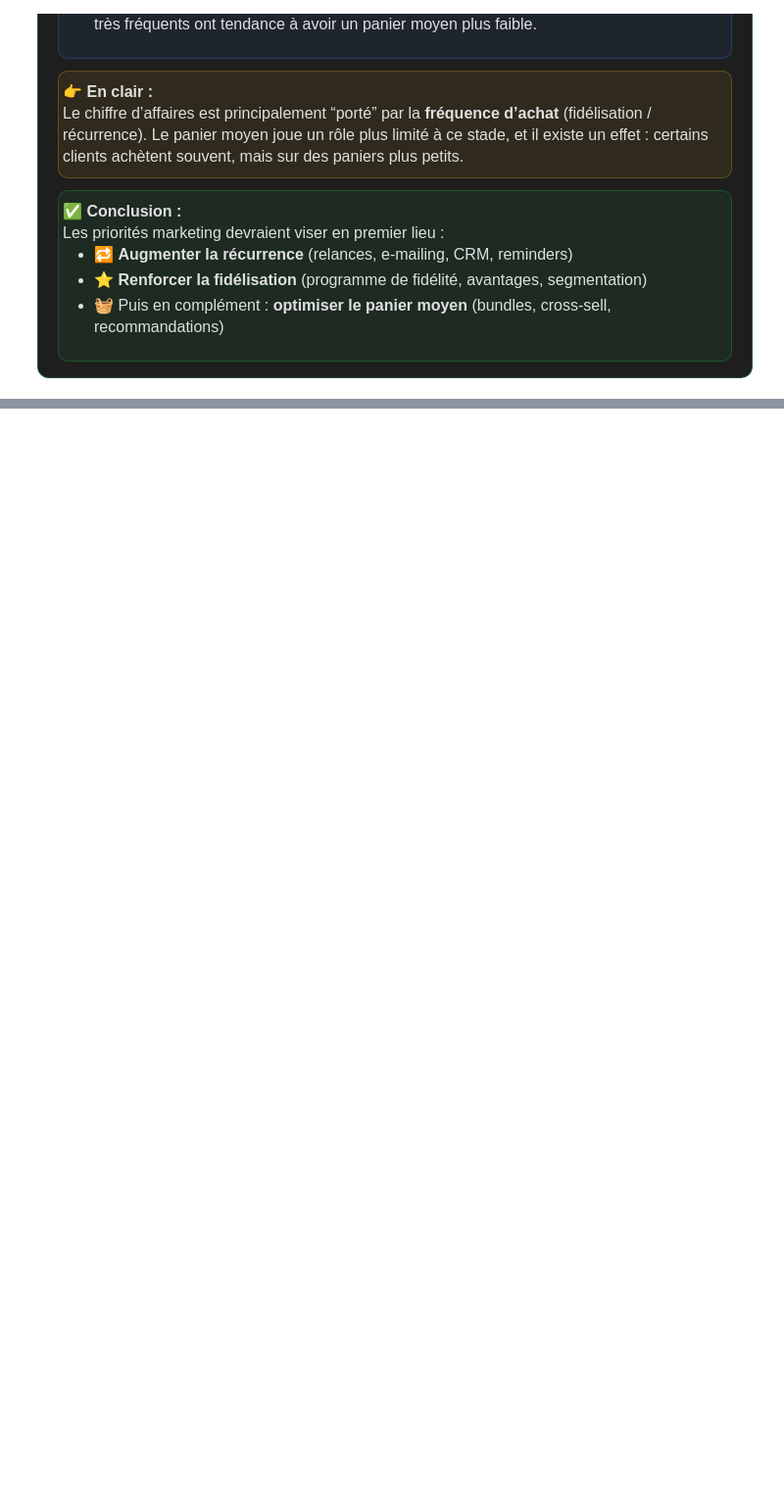
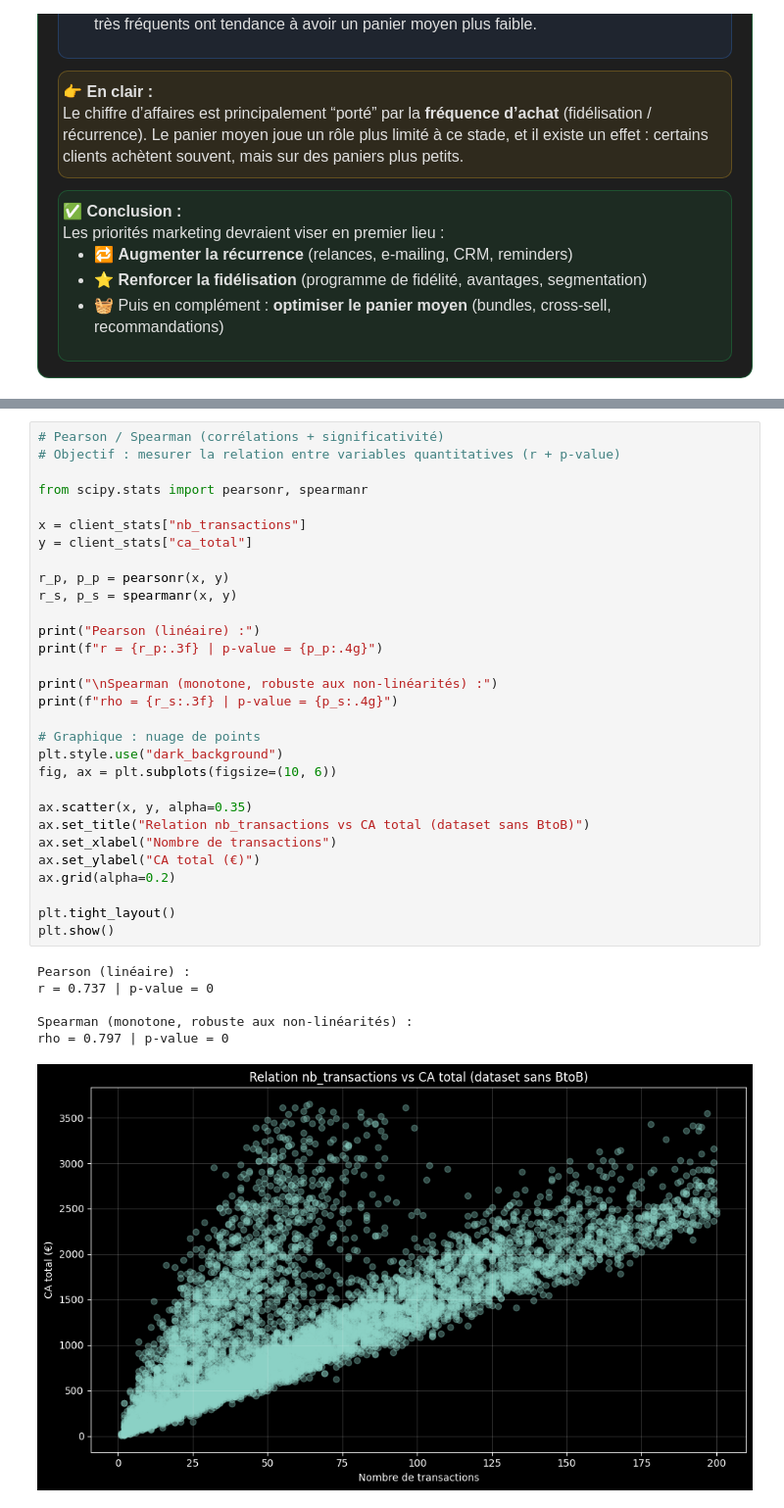
Before and after one commit to Stephane-OC/lapage, a Jupyter notebook: analyse_lapage.ipynb, the cells around one changed output, grey strips where cells are left out. Shown at 98% size. Saved outputs shown, nothing was run; the diff lists cells and outputs as text; blank space fills up the shorter version.

```diff
--- a/analyse_lapage.ipynb
+++ b/analyse_lapage.ipynb
@@ -5527,0 +5926,37 @@ plt.show()
+# %%
+# Pearson / Spearman (corrélations + significativité)
+# Objectif : mesurer la relation entre variables quantitatives (r + p-value)
+
+from scipy.stats import pearsonr, spearmanr
+
+x = client_stats["nb_transactions"]
+y = client_stats["ca_total"]
+
+r_p, p_p = pearsonr(x, y)
+r_s, p_s = spearmanr(x, y)
+
+print("Pearson (linéaire) :")
+print(f"r = {r_p:.3f} | p-value = {p_p:.4g}")
+
+print("\nSpearman (monotone, robuste aux non-linéarités) :")
+print(f"rho = {r_s:.3f} | p-value = {p_s:.4g}")
+
+# Graphique : nuage de points
+plt.style.use("dark_background")
+fig, ax = plt.subplots(figsize=(10, 6))
+
+ax.scatter(x, y, alpha=0.35)
+ax.set_title("Relation nb_transactions vs CA total (dataset sans BtoB)")
+ax.set_xlabel("Nombre de transactions")
+ax.set_ylabel("CA total (€)")
+ax.grid(alpha=0.2)
+
+plt.tight_layout()
+plt.show()
+# %% [output]
+Pearson (linéaire) :
+r = 0.737 | p-value = 0
+
+Spearman (monotone, robuste aux non-linéarités) :
+rho = 0.797 | p-value = 0
+[figure, added]
```
Also changed, not shown: parts of 16 cells of this notebook, 1 other file.
